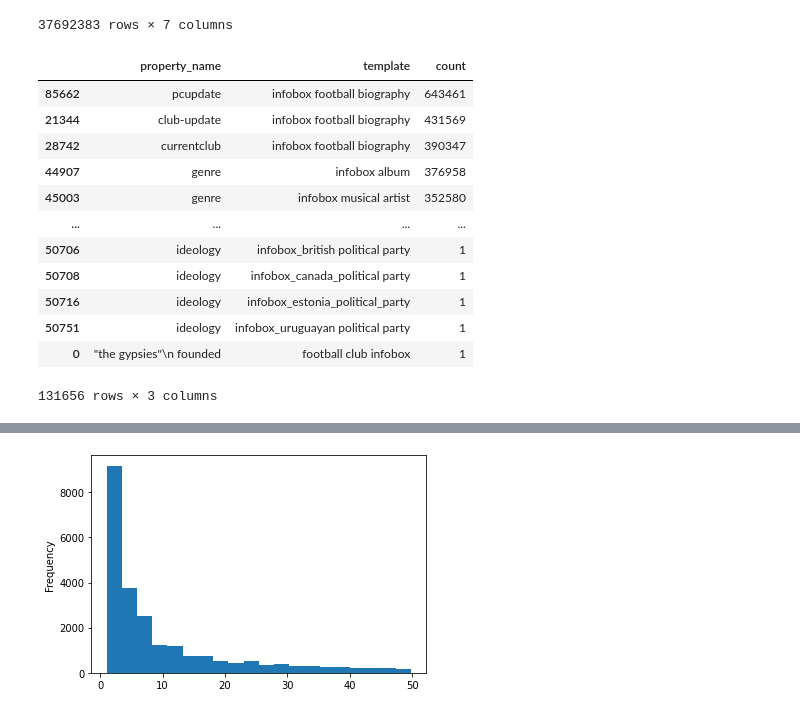
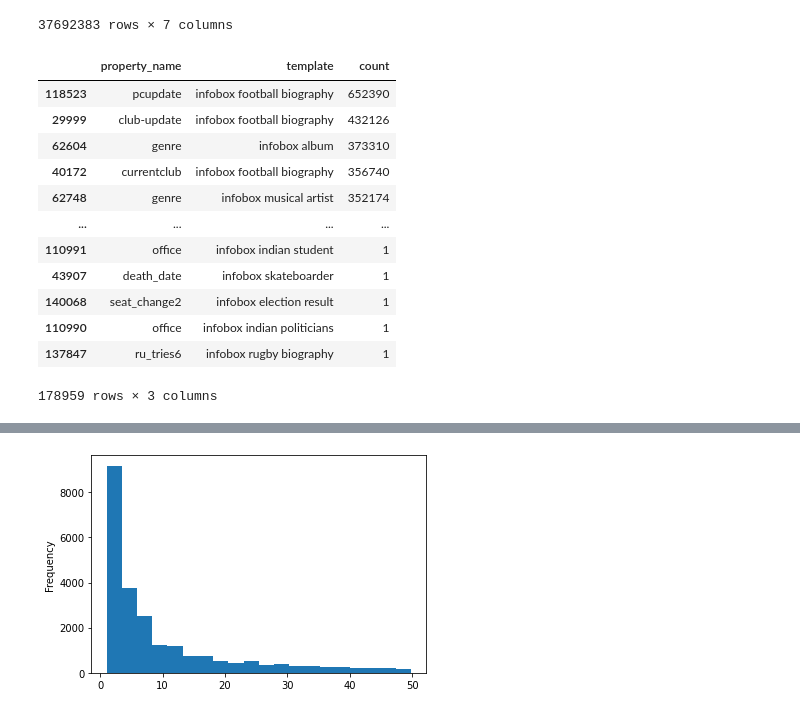
Before and after one commit to HPI-Information-Systems/wikipedia_cleanup, a Jupyter notebook: data_exploration/Full_data_exploration.ipynb, the cells around one changed output, grey strips where cells are left out. Cells and saved outputs as stored; diff of their text form; code cells hidden in the pictures.

Commit message:
fix dynamic static labelling

```diff
--- a/data_exploration/Full_data_exploration.ipynb
+++ b/data_exploration/Full_data_exploration.ipynb
@@ -18,7 +18,7 @@ limit_memory(84000000000)
 # Enable Code Completion
 %config Completer.use_jedi = False
 # %%
-data = get_data('../../custom-format-default-filtered/', n_jobs=16, filters=[KeepAttributesDataFilter(['infobox_key', 'page_title', 'property_name', 'template',\
+data = get_data('../../custom-format-default-filtered/', n_jobs=16, filters=[OnlyUpdatesDataFilter(), KeepAttributesDataFilter(['infobox_key', 'page_title', 'property_name', 'template',\
                                                                                                      'previous_value', 'current_value', 'value_valid_from'])])
 # %%
 data.shape
@@ -27,5 +27,5 @@ data.shape
 # %%
-data = data.dropna(subset=['previous_value','current_value'])
+#data = data.dropna(subset=['previous_value','current_value'])
 # %%
 data = data[data['property_name']!='']
 # %%
@@ -198,23 +198,23 @@ data
 | 64240409 | 143131922-0 | Latin freestyle | regional_scenes | infobox music genre | {{hlist|New York City<ref name=Ed... | {{hlist|New York City<ref name=Ed... | 2019-04-21 03:25:40+00:00 |
 37692383 rows × 7 columns
 # %%
-static_properties = data.groupby(['property_name', 'template']).size().reset_index()
+properties_template_pairs = data.groupby(['property_name', 'template']).size().reset_index()
 # %%
-static_properties = static_properties.rename(columns={0:'count'})
+properties_template_pairs = properties_template_pairs.rename(columns={0:'count'})
 # %%
-static_properties.sort_values('count', ascending=False)
+properties_template_pairs.sort_values('count', ascending=False)
 # %% [output]
 |  | property_name | template | count |
-| 85662 | pcupdate | infobox football biography | 643461 |
-| 21344 | club-update | infobox football biography | 431569 |
-| 28742 | currentclub | infobox football biography | 390347 |
-| 44907 | genre | infobox album | 376958 |
-| 45003 | genre | infobox musical artist | 352580 |
+| 118523 | pcupdate | infobox football biography | 652390 |
+| 29999 | club-update | infobox football biography | 432126 |
+| 62604 | genre | infobox album | 373310 |
+| 40172 | currentclub | infobox football biography | 356740 |
+| 62748 | genre | infobox musical artist | 352174 |
 | ... | ... | ... | ... |
-| 50706 | ideology | infobox_british political party | 1 |
-| 50708 | ideology | infobox_canada_political party | 1 |
-| 50716 | ideology | infobox_estonia_political_party | 1 |
-| 50751 | ideology | infobox_uruguayan political party | 1 |
-| 0 | "the gypsies"\n founded | football club infobox | 1 |
+| 110991 | office | infobox indian student | 1 |
+| 43907 | death_date | infobox skateboarder | 1 |
+| 140068 | seat_change2 | infobox election result | 1 |
+| 110990 | office | infobox indian politicians | 1 |
+| 137847 | ru_tries6 | infobox rugby biography | 1 |
-131656 rows × 3 columns
+178959 rows × 3 columns
 # %%
```
Also changed, not shown: parts of 20 cells of this notebook.
